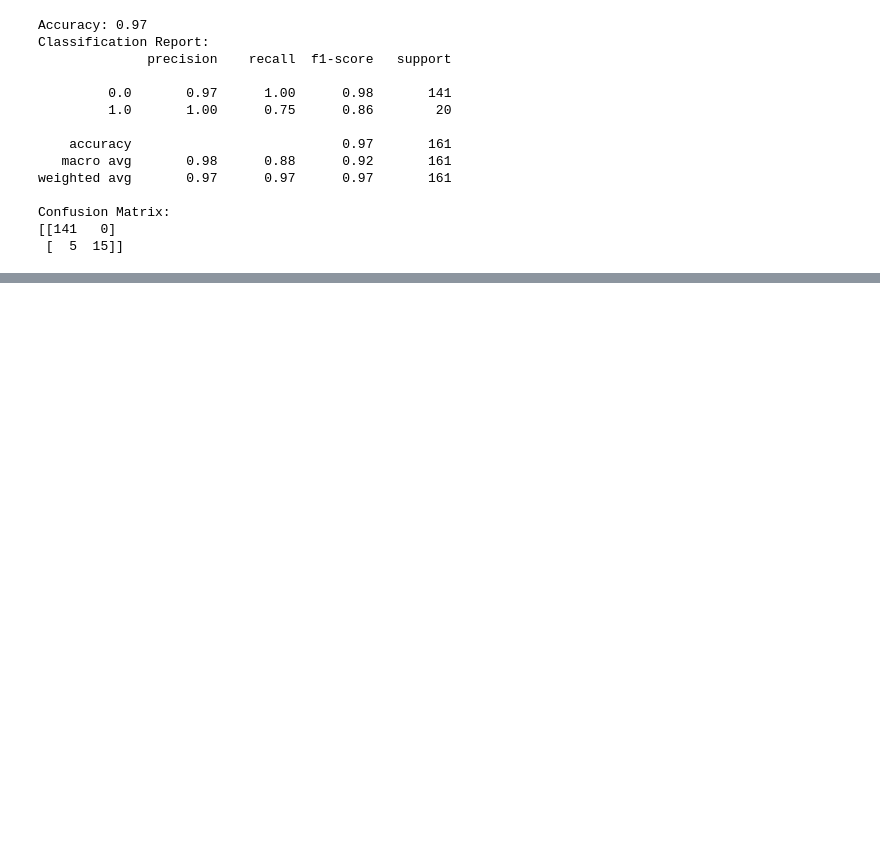
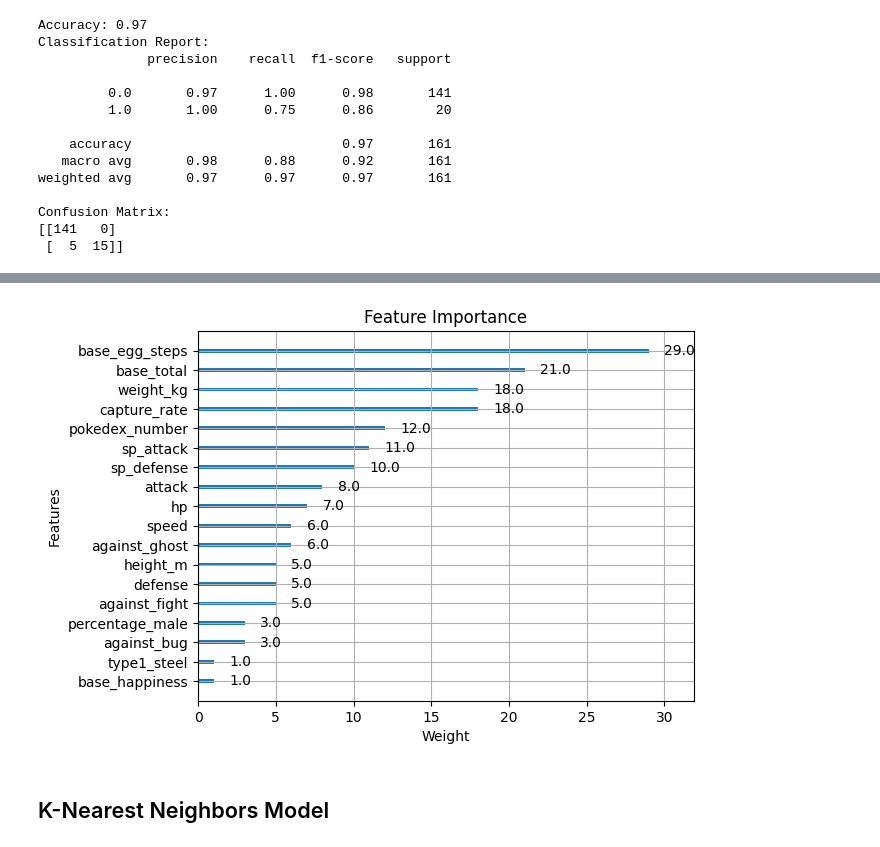
Before and after one commit to ilhamiy/PokemonClassificationML, a Jupyter notebook: Classification_of_Legendary_Pokemon.ipynb, the cells around one changed output, grey strips where cells are left out. Drawn from its saved outputs; the diff is of its cells as text; code cells hidden in the pictures; blank space fills up the shorter version.

```diff
--- a/Classification_of_Legendary_Pokemon.ipynb
+++ b/Classification_of_Legendary_Pokemon.ipynb
@@ -485,0 +496,37 @@ Confusion Matrix:
+# %%
+import xgboost as xgb
+
+X_train, X_test, y_train, y_test = train_test_split(X, y, test_size=0.2, random_state=635)
+
+# Parameters for trying GridSearchCV
+param_grid = {
+    'max_depth': [3, 5, 7],
+    'learning_rate': [0.01, 0.1, 0.2],
+    'subsample': [0.8, 0.9, 1.0],
+    'colsample_bytree': [0.8, 0.9, 1.0]
+}
+
+# Create XGBoost Model
+xgb_model = xgb.XGBClassifier(objective='binary:logistic', seed=635)
+
+# Create GridSearchCV
+grid_search = GridSearchCV(estimator=xgb_model, param_grid=param_grid, scoring='accuracy', cv=5)
+grid_search.fit(X_train, y_train)
+
+# Print Best Patameter from GridSearchCV
+print("Best Parameters: ", grid_search.best_params_)
+
+# Train model with Best Parameters
+best_xgb_model = grid_search.best_estimator_
+best_xgb_model.fit(X_train, y_train)
+
+# Make predictions on the testing data
+y_pred = best_xgb_model.predict(X_test)
+
+# Evaluate the performance of the model
+accuracy = accuracy_score(y_test, y_pred)
+print(f"Accuracy: {accuracy:.2f}")
+
+# Additional evaluation metrics
+print("Classification Report:")
+print(classification_report(y_test, y_pred))
@@ -485,0 +545,10 @@ Confusion Matrix:
+# %%
+from xgboost import plot_importance
+
+# Plotting feature importance
+plot_importance(best_xgb_model, importance_type='weight', title='Feature Importance', xlabel='Weight')
+plt.show()
+# %% [output]
+[figure, added]
+# %% [markdown]
+## K-Nearest Neighbors Model
```
Also changed, not shown: parts of 15 cells of this notebook.
